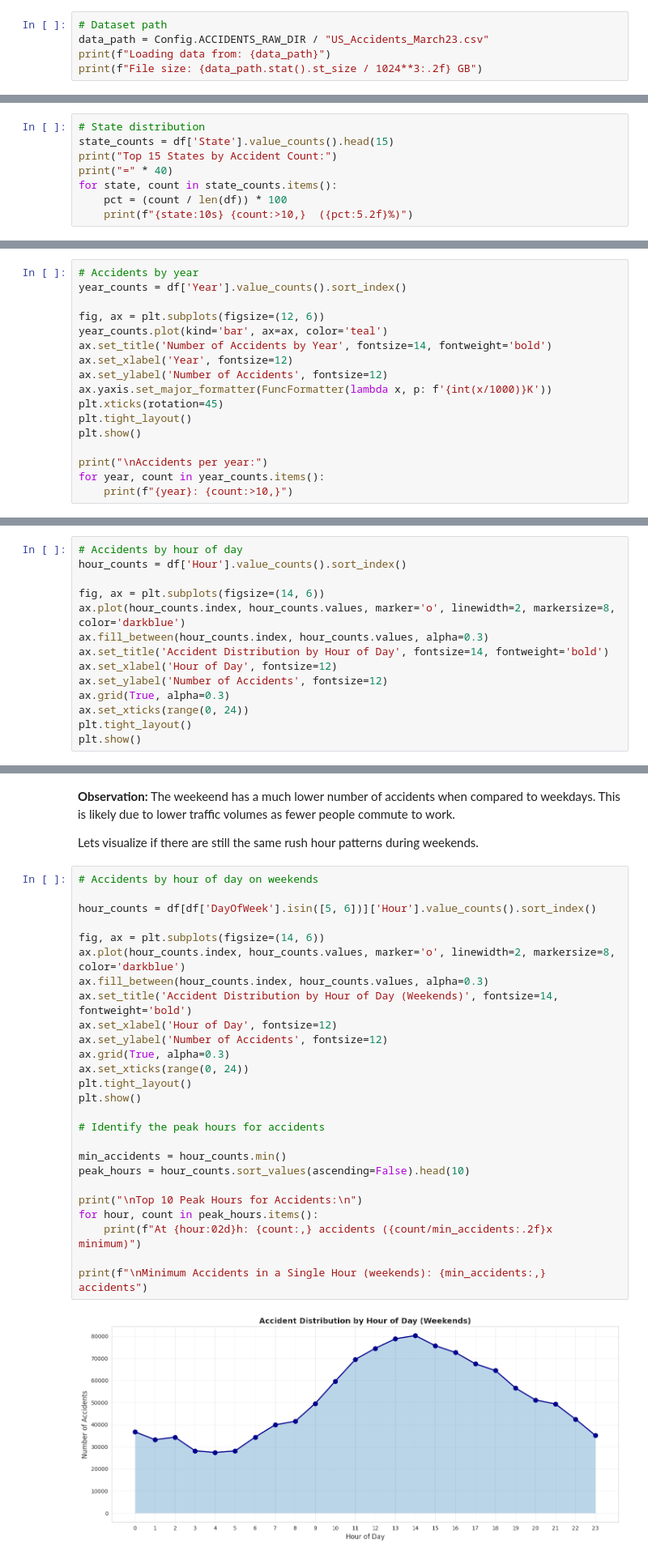
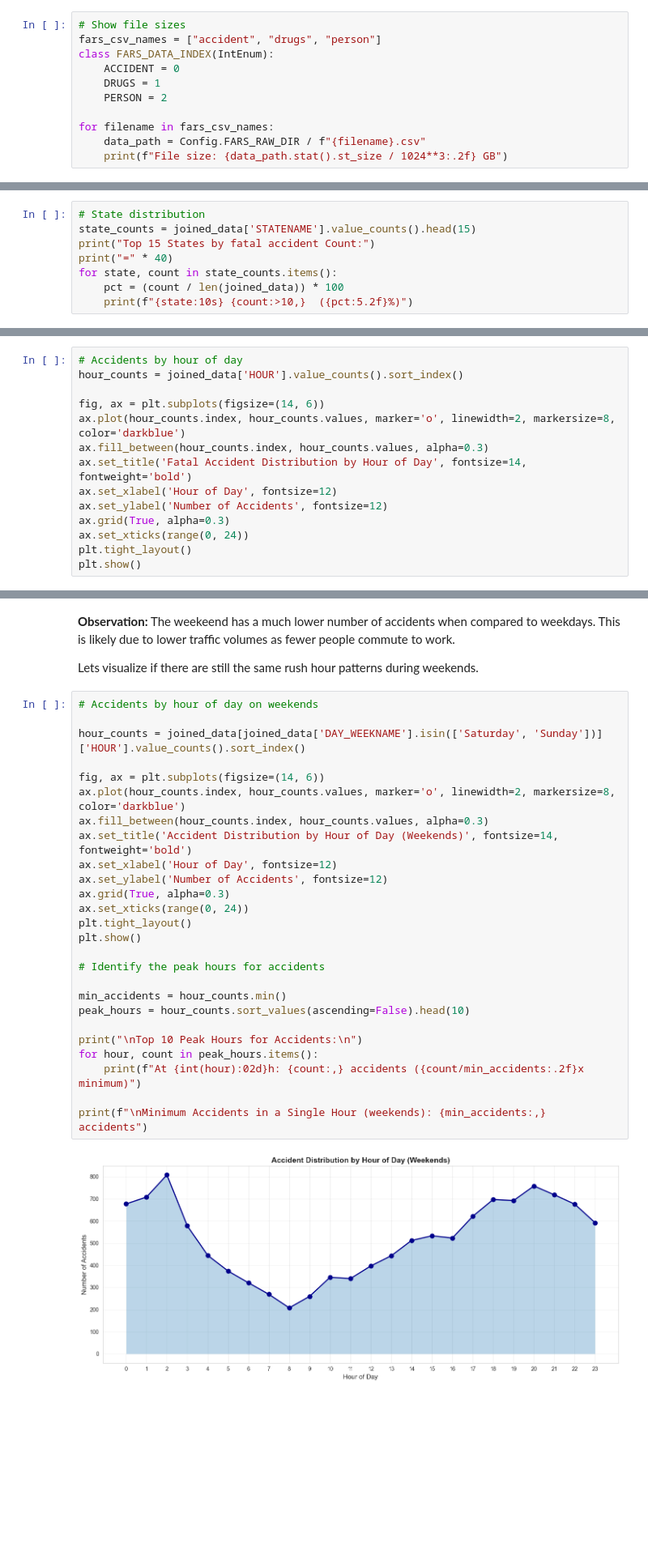
Before and after one commit to PFans-201/US_accidents_project, a Jupyter notebook: notebooks/01_data_loading_accidents.ipynb, the cells around one changed output, grey strips where cells are left out. Shown: that part at 81% size. Drawn from its saved outputs; the diff is of its cells as text; blank space fills up the shorter version.

```diff
--- a/notebooks/01_data_loading_accidents.ipynb
+++ b/notebooks/01_data_loading_accidents.ipynb
@@ -63,6 +61,12 @@ Let's load the dataset. For initial exploration, we'll load a sample to understa
 # %%
-# Dataset path
-data_path = Config.ACCIDENTS_RAW_DIR / "US_Accidents_March23.csv"
-print(f"Loading data from: {data_path}")
-print(f"File size: {data_path.stat().st_size / 1024**3:.2f} GB")
+# Show file sizes
+fars_csv_names = ["accident", "drugs", "person"]
+class FARS_DATA_INDEX(IntEnum):
+    ACCIDENT = 0
+    DRUGS = 1
+    PERSON = 2
+
+for filename in fars_csv_names:
+    data_path = Config.FARS_RAW_DIR / f"{filename}.csv"
+    print(f"File size: {data_path.stat().st_size / 1024**3:.2f} GB")
 # %% [output]
@@ -400,9 +301,9 @@ plt.show()
 # %%
 # State distribution
-state_counts = df['State'].value_counts().head(15)
-print("Top 15 States by Accident Count:")
+state_counts = joined_data['STATENAME'].value_counts().head(15)
+print("Top 15 States by fatal accident Count:")
 print("=" * 40)
 for state, count in state_counts.items():
-    pct = (count / len(df)) * 100
+    pct = (count / len(joined_data)) * 100
     print(f"{state:10s} {count:>10,}  ({pct:5.2f}%)")
 # %% [output]
@@ -489,17 +341,0 @@ print("✓ Temporal features extracted")
-# %%
-# Accidents by year
-year_counts = df['Year'].value_counts().sort_index()
-
-fig, ax = plt.subplots(figsize=(12, 6))
-year_counts.plot(kind='bar', ax=ax, color='teal')
-ax.set_title('Number of Accidents by Year', fontsize=14, fontweight='bold')
-ax.set_xlabel('Year', fontsize=12)
-ax.set_ylabel('Number of Accidents', fontsize=12)
-ax.yaxis.set_major_formatter(FuncFormatter(lambda x, p: f'{int(x/1000)}K'))
-plt.xticks(rotation=45)
-plt.tight_layout()
-plt.show()
-
-print("\nAccidents per year:")
-for year, count in year_counts.items():
-    print(f"{year}: {count:>10,}")
@@ -517,11 +342,11 @@ Accidents per year:
 # %%
 # Accidents by hour of day
-hour_counts = df['Hour'].value_counts().sort_index()
+hour_counts = joined_data['HOUR'].value_counts().sort_index()
 
 fig, ax = plt.subplots(figsize=(14, 6))
 ax.plot(hour_counts.index, hour_counts.values, marker='o', linewidth=2, markersize=8, color='darkblue')
 ax.fill_between(hour_counts.index, hour_counts.values, alpha=0.3)
-ax.set_title('Accident Distribution by Hour of Day', fontsize=14, fontweight='bold')
+ax.set_title('Fatal Accident Distribution by Hour of Day', fontsize=14, fontweight='bold')
 ax.set_xlabel('Hour of Day', fontsize=12)
 ax.set_ylabel('Number of Accidents', fontsize=12)
 ax.grid(True, alpha=0.3)
@@ -601,30 +426,30 @@ Lets visualize if there are still the same rush hour patterns during weekends.
 # %%
 # Accidents by hour of day on weekends
 
-hour_counts = df[df['DayOfWeek'].isin([5, 6])]['Hour'].value_counts().sort_index()
+hour_counts = joined_data[joined_data['DAY_WEEKNAME'].isin(['Saturday', 'Sunday'])]['HOUR'].value_counts().sort_index()
 
 fig, ax = plt.subplots(figsize=(14, 6))
 ax.plot(hour_counts.index, hour_counts.values, marker='o', linewidth=2, markersize=8, color='darkblue')
 ax.fill_between(hour_counts.index, hour_counts.values, alpha=0.3)
 ax.set_title('Accident Distribution by Hour of Day (Weekends)', fontsize=14, fontweight='bold')
 ax.set_xlabel('Hour of Day', fontsize=12)
 ax.set_ylabel('Number of Accidents', fontsize=12)
 ax.grid(True, alpha=0.3)
 ax.set_xticks(range(0, 24))
 plt.tight_layout()
 plt.show()
 
 # Identify the peak hours for accidents
 
 min_accidents = hour_counts.min()
 peak_hours = hour_counts.sort_values(ascending=False).head(10)
 
 print("\nTop 10 Peak Hours for Accidents:\n")
 for hour, count in peak_hours.items():
-    print(f"At {hour:02d}h: {count:,} accidents ({count/min_accidents:.2f}x minimum)")
+    print(f"At {int(hour):02d}h: {count:,} accidents ({count/min_accidents:.2f}x minimum)")
 
 print(f"\nMinimum Accidents in a Single Hour (weekends): {min_accidents:,} accidents")
 # %% [output]
-[figure, old version]
+[figure, new version]
 Top 10 Peak Hours for Accidents:
 
```
Also changed, not shown: parts of 54 cells of this notebook, 1 other file.
